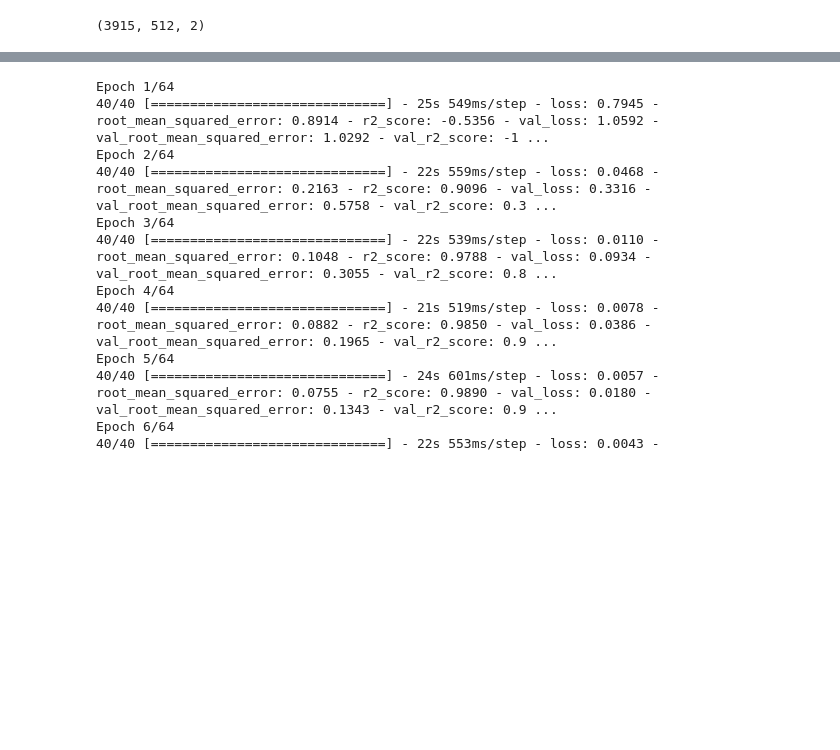
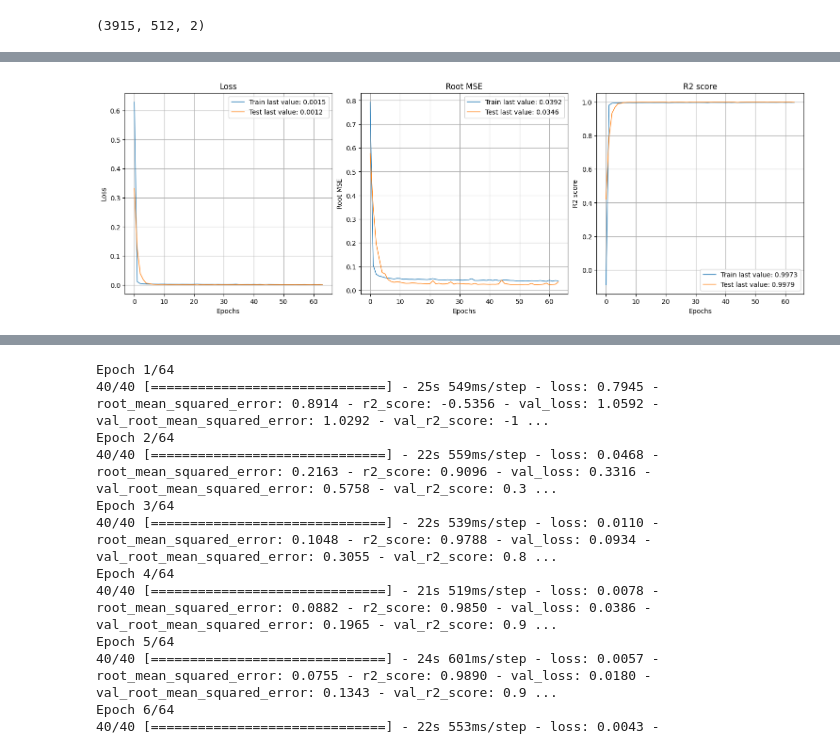
Before and after one commit to PetrGavrilin/VKR_URFU, a Jupyter notebook: VKR_part5_CNN.ipynb, the cells around one changed output, grey strips where cells are left out. Cells and saved outputs as stored; diff of their text form; code cells hidden in the pictures; blank space fills up the shorter version.

```diff
--- a/VKR_part5_CNN.ipynb
+++ b/VKR_part5_CNN.ipynb
@@ -169,0 +295,3 @@ callback_list = [
+# %%
+# сброс весов модели
+model.load_weights('model.h5')
@@ -169,0 +304,6 @@ callback_list = [
+# %%
+# Обучение модели
+history = model.fit(
+    X_train, y_train, epochs=64, batch_size=64,
+    callbacks=callback_list, validation_data=(X_val, y_val)
+    )
@@ -169,0 +328,7 @@ callback_list = [
+# %%
+# вывод графиков с изменением метрик
+show_history(history)
+plot_history(history, path="standard.png")
+plt.close()
+# %% [output]
+[figure, added]
```
Also changed, not shown: parts of 36 cells of this notebook.
